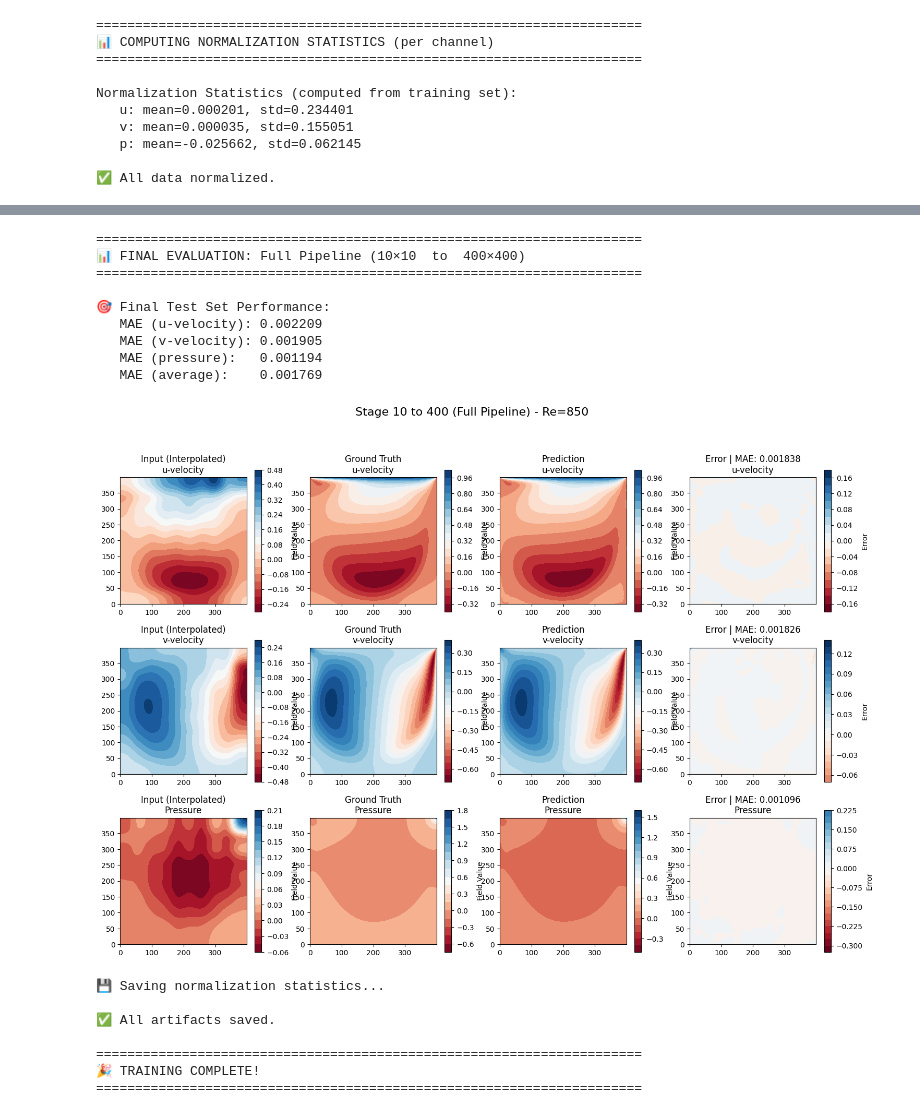
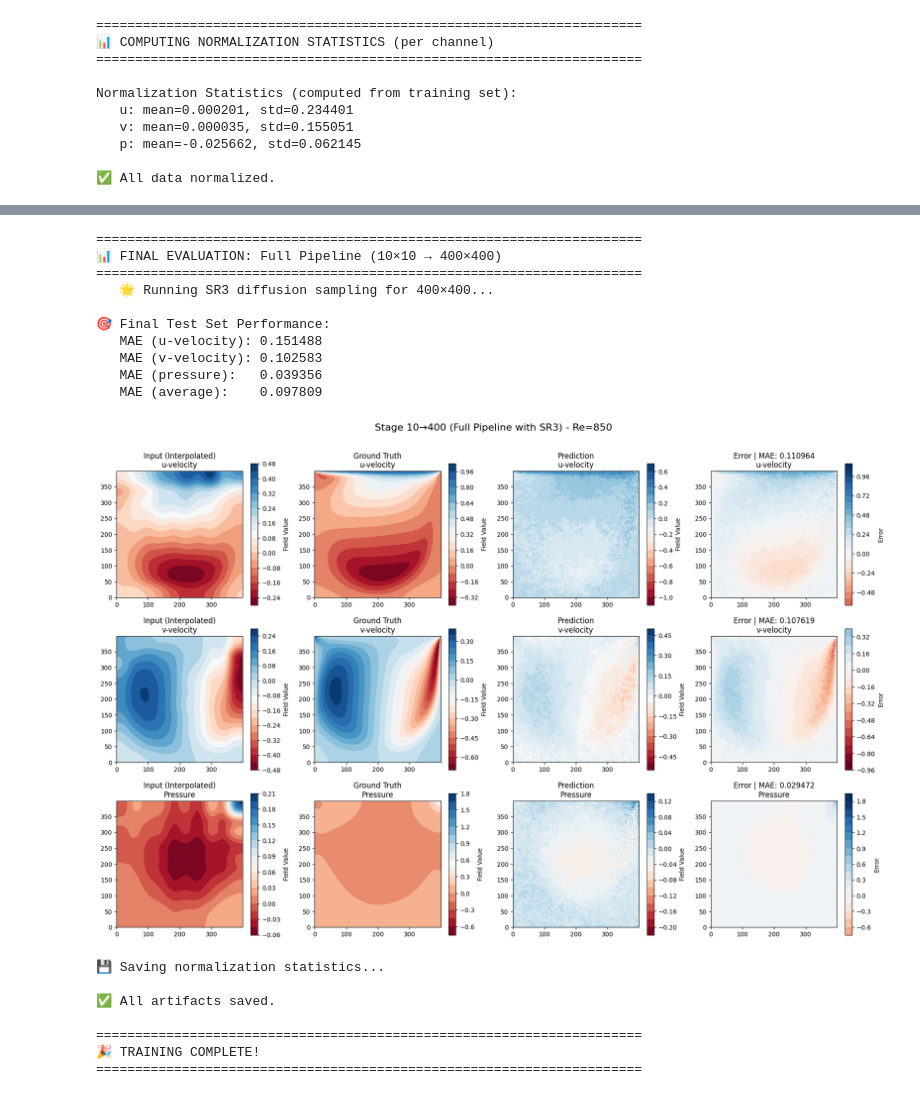
Before and after one commit to bitseal02/SR-for-CFD, a Jupyter notebook: sr-progressive-unet.ipynb, the cells around one changed output, grey strips where cells are left out. Cells and saved outputs as stored; diff of their text form; code cells hidden in the pictures.

Commit message:
Kaggle Notebook | sr-progressive-UNET | 4 unet and decision

```diff
--- a/sr-progressive-unet.ipynb
+++ b/sr-progressive-unet.ipynb
@@ -431,11 +836,19 @@ def train_stage(model, x_input, x_target, epochs, batch_size, loss_config, stage
 def evaluate_stage(model, x_input, x_target, stats, stage_name):
     """
     Evaluate a stage and compute MAE in physical units.
+    Works with both U-Net and SR3 models.
     """
     print(f"\n📊 Evaluating Stage: {stage_name}")
 
+    # Check if SR3 model
+    is_sr3 = isinstance(model, SR3DiffusionModel)
+
     # Predict
-    predictions_norm = model.predict(x_input, verbose=0)
+    if is_sr3:
+        print(f"   Running SR3 DDIM sampling for evaluation...")
+        predictions_norm = model.ddim_sample(x_input, ddim_steps=50)
+    else:
+        predictions_norm = model.predict(x_input, verbose=0)
 
     # Denormalize
     predictions_real = denormalize_with_stats(predictions_norm, stats)
@@ -511,12 +924,12 @@ def plot_comparison(input_lr, target_hr, pred_hr, sample_idx, stage_name, stats,
     # Create title with Reynolds number if provided
     if reynolds_num is not None:
         fig.suptitle(f'Stage {stage_name} - Re={reynolds_num}', fontsize=16)
-
+        plt.tight_layout(rect=[0, 0, 1, 0.97])
     else:
-        plt.show()
-
         fig.suptitle(f'Stage {stage_name} - Sample {sample_idx}', fontsize=16)
         plt.tight_layout(rect=[0, 0, 1, 0.97])
+
+    plt.show()
 # %%
 # ========================= USER CONFIGURATION =========================
 # --- Progressive Cascade Configuration ---
@@ -530,13 +943,19 @@ STAGE_DIMS = [20, 40, 80, 200, 400]  # Progressive stages (power-of-2 dominant)
 # --- Training Hyperparameters ---
 EPOCHS_PER_STAGE = [500, 500, 500, 500, 500]  # Much longer training
 # With small dataset, need more iterations to converge
-# EPOCHS_PER_STAGE = [10, 10, 10, 10, 10]
+#EPOCHS_PER_STAGE = [10, 10, 10, 10, 10]
 BATCH_SIZE = 8
 BASE_FILTERS = 32  # U-Net base filters (32, 64, or 128)
 UNET_DEPTH = 3   # U-Net depth (3 levels: 32->64->128, perfect for 20/40/80/200/400)
 ACTIVATION = 'swish'  # 'relu', 'swish', or 'leaky_relu'
 PLOT_SAMPLES = True
-OTHER_DETAILS = "progressive_residual_unet_trained only with single lid"
+OTHER_DETAILS = "progressive_residual_unet_with_sr3_final_stage"
+
+# --- SR3 Configuration (for final stage 200→400) ---
+USE_SR3_FINAL_STAGE = True  # Set to False to use U-Net for all stages
+SR3_TIMESTEPS = 100  # DDIM timesteps (100 for training, 50 for inference)
+SR3_BASE_FILTERS = 32  # Reduced from 64 to 32 to save memory
+SR3_BATCH_SIZE = 2  # Much smaller batch for 400×400 (8→2 saves 4× memory)
 
 # --- Data File Paths ---
 file_paths = [
@@ -980,14 +1441,23 @@ WARNING:absl:You are saving your model as an HDF5 file via `model.save()` or `ke
 # %%
 # Final Evaluation: Full Pipeline (10 -> 400)
 print("\n" + "="*70)
-print("📊 FINAL EVALUATION: Full Pipeline (10×10  to  400×400)")
+print("📊 FINAL EVALUATION: Full Pipeline (10×10 → 400×400)")
 print("="*70)
 
 # Run full cascade on test data
 x_current = test_data_norm[LR_DIM]
 
-for target_dim in STAGE_DIMS:
-    x_current = trained_models[target_dim].predict(x_current, verbose=0)
+for stage_idx, target_dim in enumerate(STAGE_DIMS):
+    model = trained_models[target_dim]
+
+    # Check if this is SR3 model
+    is_sr3 = isinstance(model, SR3DiffusionModel)
+
+    if is_sr3:
+        print(f"   🌟 Running SR3 diffusion sampling for {target_dim}×{target_dim}...")
+        x_current = model.ddim_sample(x_current, ddim_steps=50)
+    else:
+        x_current = model.predict(x_current, verbose=0)
 
 # Final prediction is x_current at 400x400
 final_pred_norm = x_current
@@ -996,40 +1466,41 @@ final_target_norm = test_data_norm[400]
 # Denormalize and compute metrics
 final_pred_real = denormalize_with_stats(final_pred_norm, norm_stats)
 final_target_real = denormalize_with_stats(final_target_norm, norm_stats)
 
 mae_u = np.mean(np.abs(final_target_real[..., 0] - final_pred_real[..., 0]))
 mae_v = np.mean(np.abs(final_target_real[..., 1] - final_pred_real[..., 1]))
 mae_p = np.mean(np.abs(final_target_real[..., 2] - final_pred_real[..., 2]))
 mae_total = np.mean([mae_u, mae_v, mae_p])
 
 print(f"\n🎯 Final Test Set Performance:")
 print(f"   MAE (u-velocity): {mae_u:.6f}")
 print(f"   MAE (v-velocity): {mae_v:.6f}")
 print(f"   MAE (pressure):   {mae_p:.6f}")
 print(f"   MAE (average):    {mae_total:.6f}")
 
 # Plot final comparison
 if PLOT_SAMPLES:
     plot_comparison(
         input_lr=test_data_norm[LR_DIM],
         target_hr=final_target_norm,
         pred_hr=final_pred_norm,
         sample_idx=0,
-        stage_name="10 to 400 (Full Pipeline)",
+        stage_name="10→400 (Full Pipeline with SR3)",
         stats=norm_stats,
         reynolds_num=test_reynolds[0]
     )
 # %% [output]
 ======================================================================
-📊 FINAL EVALUATION: Full Pipeline (10×10  to  400×400)
+📊 FINAL EVALUATION: Full Pipeline (10×10 → 400×400)
 ======================================================================
+   🌟 Running SR3 diffusion sampling for 400×400...
 
 🎯 Final Test Set Performance:
-   MAE (u-velocity): 0.002209
-   MAE (v-velocity): 0.001905
-   MAE (pressure):   0.001194
-   MAE (average):    0.001769
+   MAE (u-velocity): 0.151488
+   MAE (v-velocity): 0.102583
+   MAE (pressure):   0.039356
+   MAE (average):    0.097809
-[figure, old version]
+[figure, new version]
 # %%
 # Save normalization statistics
 print("\n💾 Saving normalization statistics...")
```
Also changed, not shown: parts of 5 cells of this notebook.
